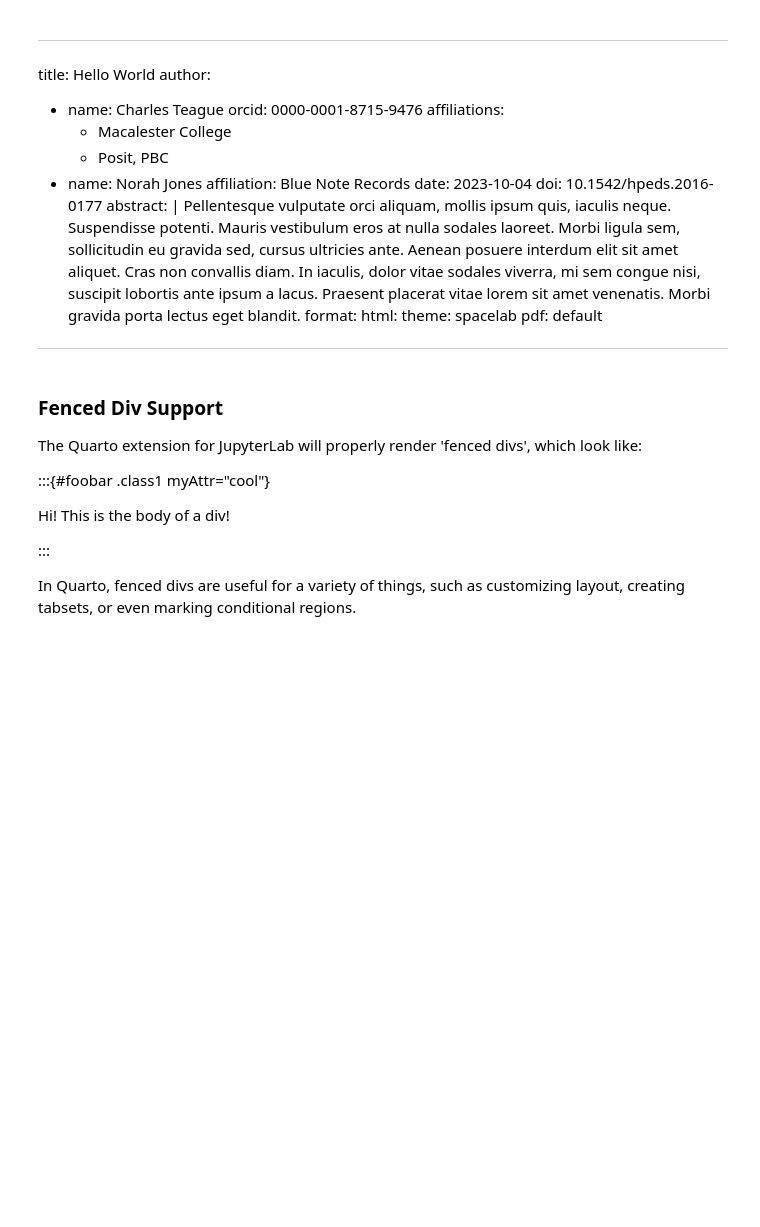
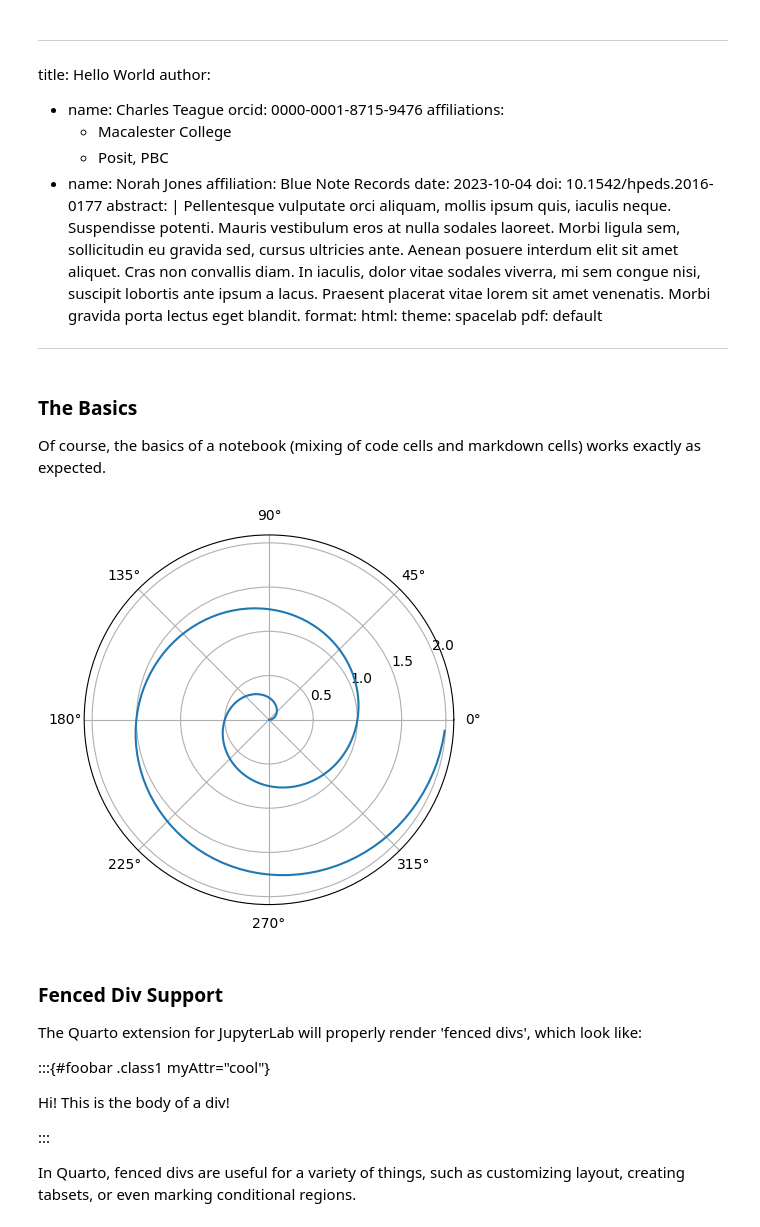
Before and after one commit to quarto-dev/quarto, a Jupyter notebook: apps/jupyterlab/example/example.ipynb, the cells around one changed output. Saved outputs shown, nothing was run; the diff lists cells and outputs as text; code cells hidden in the pictures; blank space fills up the shorter version.

```diff
--- a/apps/jupyterlab/example/example.ipynb
+++ b/apps/jupyterlab/example/example.ipynb
@@ -18,6 +18,28 @@ format:
     theme: spacelab
   pdf: default
 ---
+# %% [markdown]
+### The Basics
+
+Of course, the basics of a notebook (mixing of code cells and markdown cells) works exactly as expected.
+# %%
+#| label: fig-polar
+#| fig-cap: "A line plot on a polar axis"
+
+import numpy as np
+import matplotlib.pyplot as plt
+
+r = np.arange(0, 2, 0.01)
+theta = 2 * np.pi * r
+fig, ax = plt.subplots(
+  subplot_kw = {'projection': 'polar'}
+)
+ax.plot(theta, r)
+ax.set_rticks([0.5, 1, 1.5, 2])
+ax.grid(True)
+plt.show()
+# %% [output]
+[figure, added]
 # %% [markdown]
 ### Fenced Div Support
 
```
Also changed, not shown: parts of 4 cells of this notebook.
